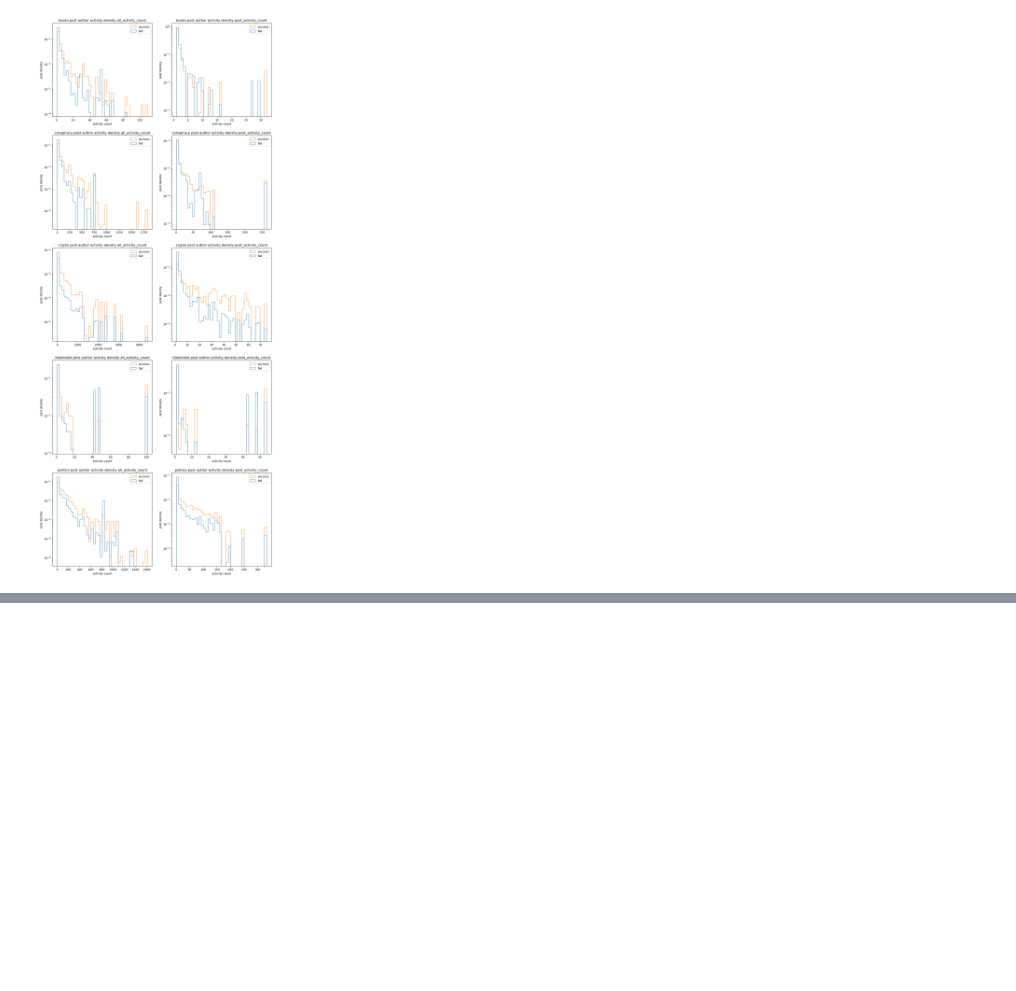
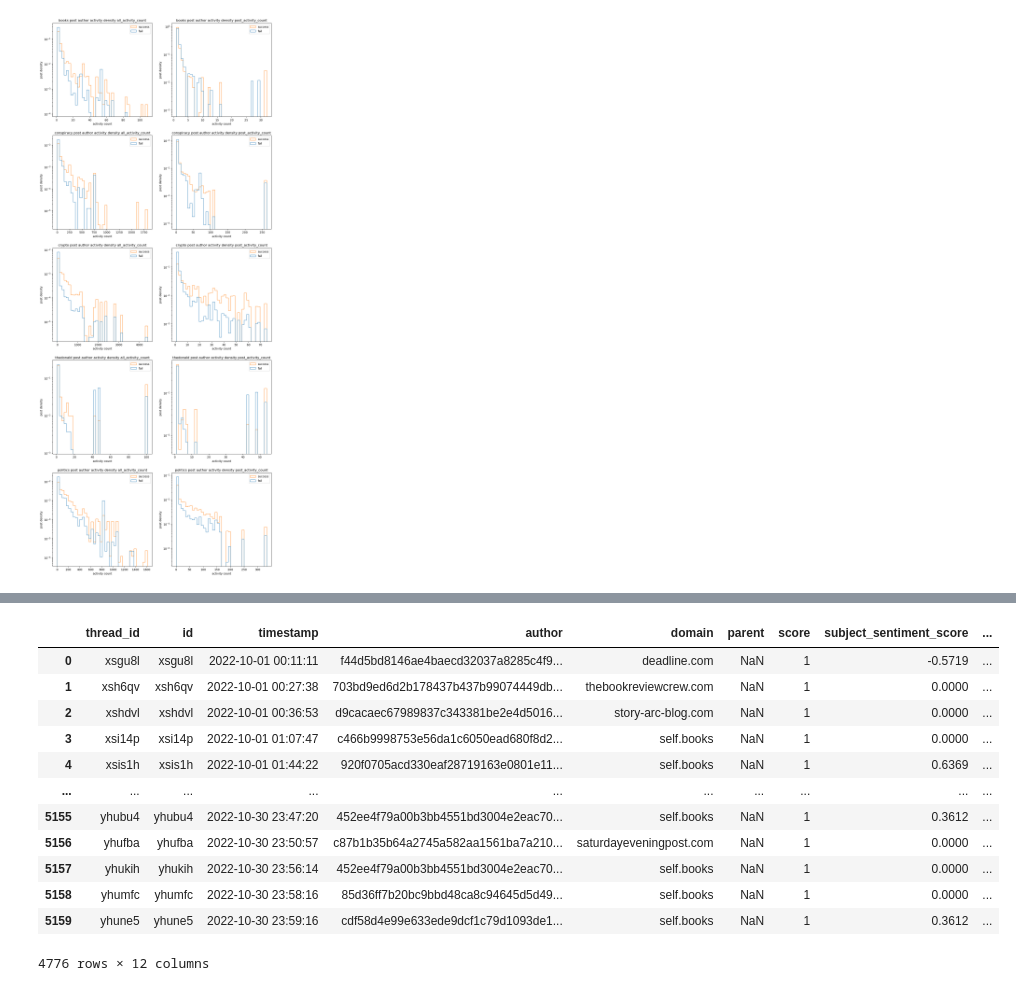
Before and after one commit to caralynch/reddit_analyses, a Jupyter notebook: 11_author_activity_and_success.ipynb, the cells around one changed output, grey strips where cells are left out. Drawn from its saved outputs; the diff is of its cells as text; code cells hidden in the pictures; blank space fills up the shorter version.

```diff
--- a/11_author_activity_and_success.ipynb
+++ b/11_author_activity_and_success.ipynb
@@ -122,0 +211,16 @@ for key in regression_thread_data:
+# %%
+clean_thread_data['books'][clean_thread_data['books'].thread_id == clean_thread_data['books'].id]
+# %% [output]
+|  | thread_id | id | timestamp | author | domain | parent | score | subject_sentiment_score | ... |
+| 0 | xsgu8l | xsgu8l | 2022-10-01 00:11:11 | f44d5bd8146ae4baecd32037a8285c4f9... | deadline.com | NaN | 1 | -0.5719 | ... |
+| 1 | xsh6qv | xsh6qv | 2022-10-01 00:27:38 | 703bd9ed6d2b178437b437b99074449db... | thebookreviewcrew.com | NaN | 1 | 0.0000 | ... |
+| 2 | xshdvl | xshdvl | 2022-10-01 00:36:53 | d9cacaec67989837c343381be2e4d5016... | story-arc-blog.com | NaN | 1 | 0.0000 | ... |
+| 3 | xsi14p | xsi14p | 2022-10-01 01:07:47 | c466b9998753e56da1c6050ead680f8d2... | self.books | NaN | 1 | 0.0000 | ... |
+| 4 | xsis1h | xsis1h | 2022-10-01 01:44:22 | 920f0705acd330eaf28719163e0801e11... | self.books | NaN | 1 | 0.6369 | ... |
+| ... | ... | ... | ... | ... | ... | ... | ... | ... | ... |
+| 5155 | yhubu4 | yhubu4 | 2022-10-30 23:47:20 | 452ee4f79a00b3bb4551bd3004e2eac70... | self.books | NaN | 1 | 0.3612 | ... |
+| 5156 | yhufba | yhufba | 2022-10-30 23:50:57 | c87b1b35b64a2745a582aa1561ba7a210... | saturdayeveningpost.com | NaN | 1 | 0.0000 | ... |
+| 5157 | yhukih | yhukih | 2022-10-30 23:56:14 | 452ee4f79a00b3bb4551bd3004e2eac70... | self.books | NaN | 1 | 0.0000 | ... |
+| 5158 | yhumfc | yhumfc | 2022-10-30 23:58:16 | 85d36ff7b20bc9bbd48ca8c94645d5d49... | self.books | NaN | 1 | 0.0000 | ... |
+| 5159 | yhune5 | yhune5 | 2022-10-30 23:59:16 | cdf58d4e99e633ede9dcf1c79d1093de1... | self.books | NaN | 1 | 0.3612 | ... |
+4776 rows × 12 columns
```
Also changed, not shown: parts of 7 cells of this notebook, 6 other files.
